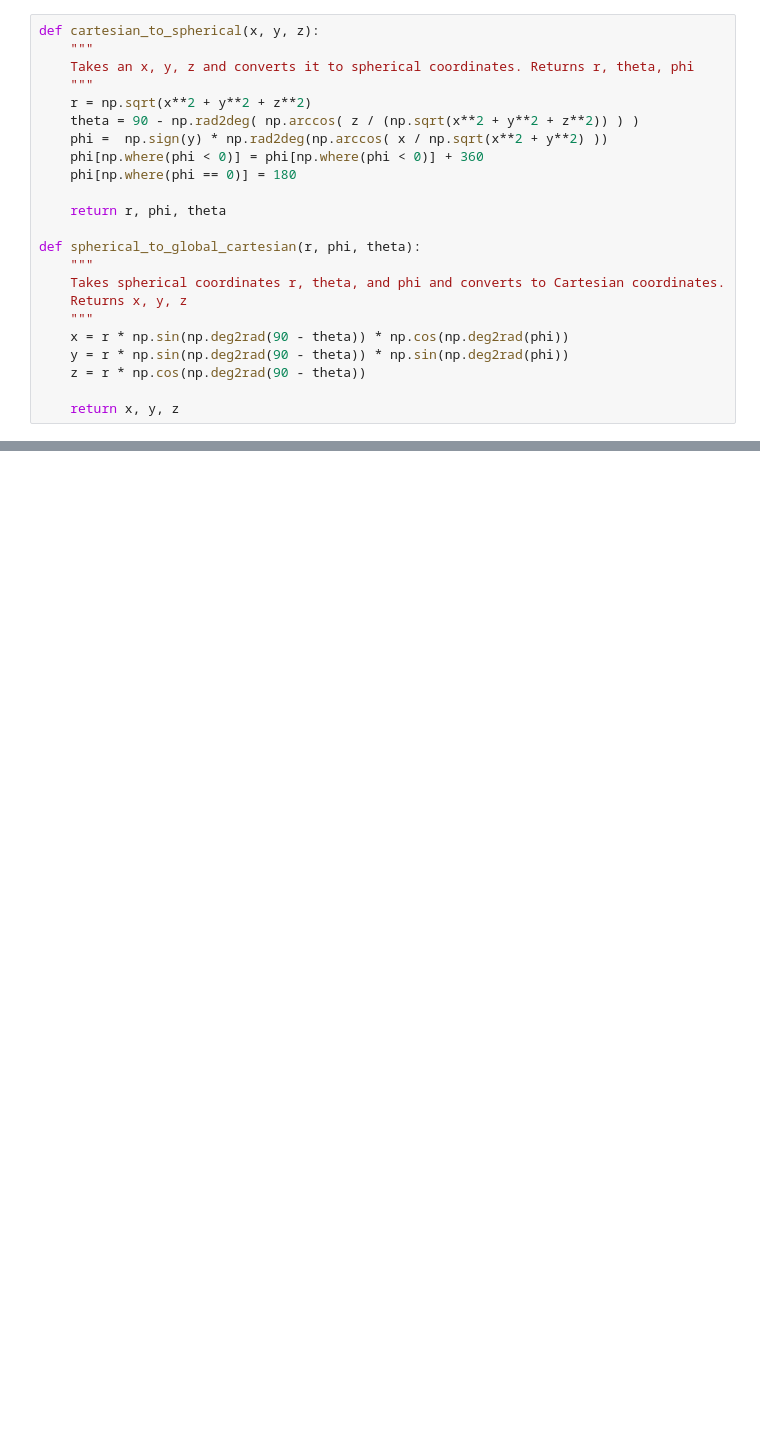
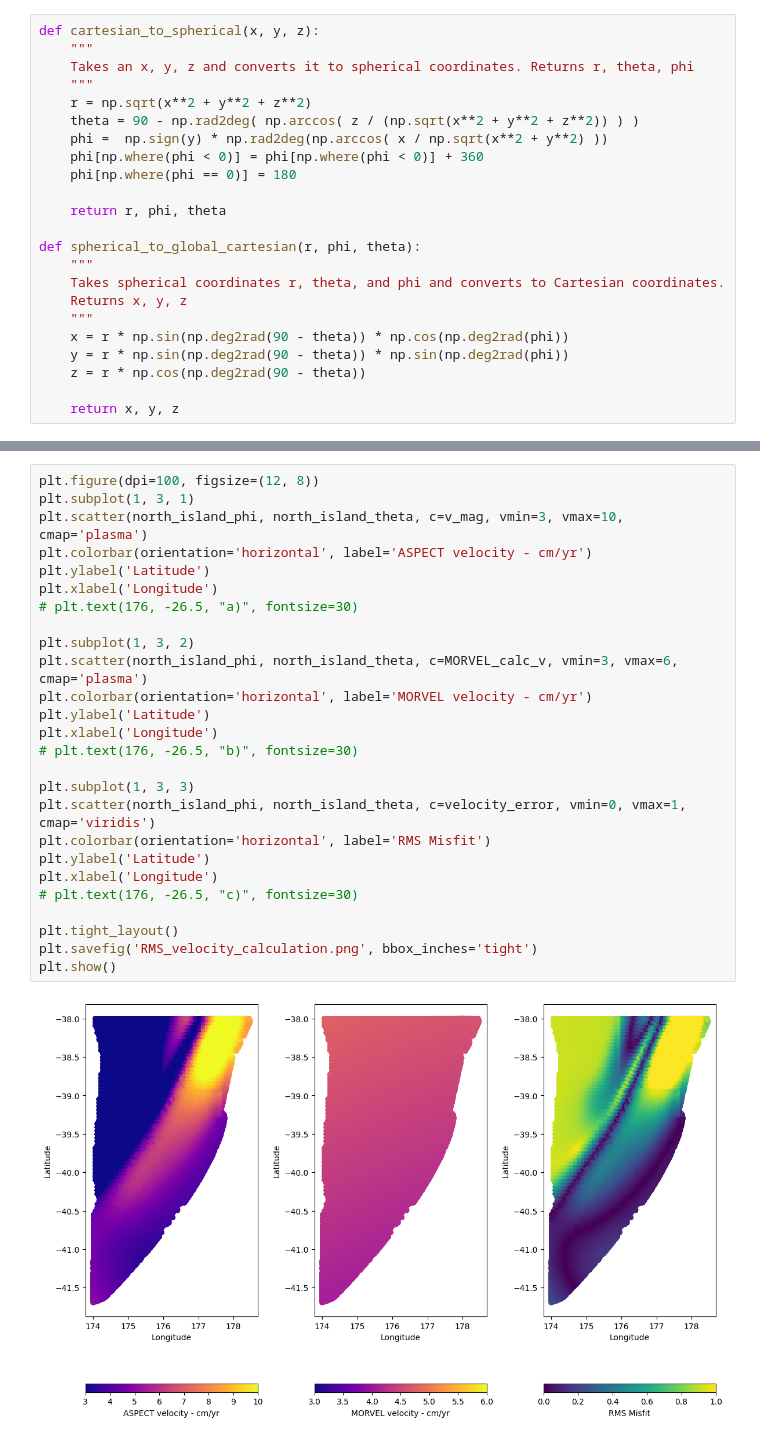
Before and after one commit to danieldouglas92/paper-constraining-interface-rheology-hydration-3d-hikurangi-subduction, a Jupyter notebook: supplemental_figures/RMS_error.ipynb, the cells around one changed output, grey strips where cells are left out. Drawn from its saved outputs; the diff is of its cells as text; blank space fills up the shorter version.

```diff
--- a/supplemental_figures/RMS_error.ipynb
+++ b/supplemental_figures/RMS_error.ipynb
@@ -148,0 +220,28 @@ plt.show()
+# %%
+plt.figure(dpi=100, figsize=(12, 8))
+plt.subplot(1, 3, 1)
+plt.scatter(north_island_phi, north_island_theta, c=v_mag, vmin=3, vmax=10, cmap='plasma')
+plt.colorbar(orientation='horizontal', label='ASPECT velocity - cm/yr')
+plt.ylabel('Latitude')
+plt.xlabel('Longitude')
+# plt.text(176, -26.5, "a)", fontsize=30)
+
+plt.subplot(1, 3, 2)
+plt.scatter(north_island_phi, north_island_theta, c=MORVEL_calc_v, vmin=3, vmax=6, cmap='plasma')
+plt.colorbar(orientation='horizontal', label='MORVEL velocity - cm/yr')
+plt.ylabel('Latitude')
+plt.xlabel('Longitude')
+# plt.text(176, -26.5, "b)", fontsize=30)
+
+plt.subplot(1, 3, 3)
+plt.scatter(north_island_phi, north_island_theta, c=velocity_error, vmin=0, vmax=1, cmap='viridis')
+plt.colorbar(orientation='horizontal', label='RMS Misfit')
+plt.ylabel('Latitude')
+plt.xlabel('Longitude')
+# plt.text(176, -26.5, "c)", fontsize=30)
+
+plt.tight_layout()
+plt.savefig('RMS_velocity_calculation.png', bbox_inches='tight')
+plt.show()
+# %% [output]
+[figure, added]
```
Also changed, not shown: parts of 6 cells of this notebook, 24 other files.
